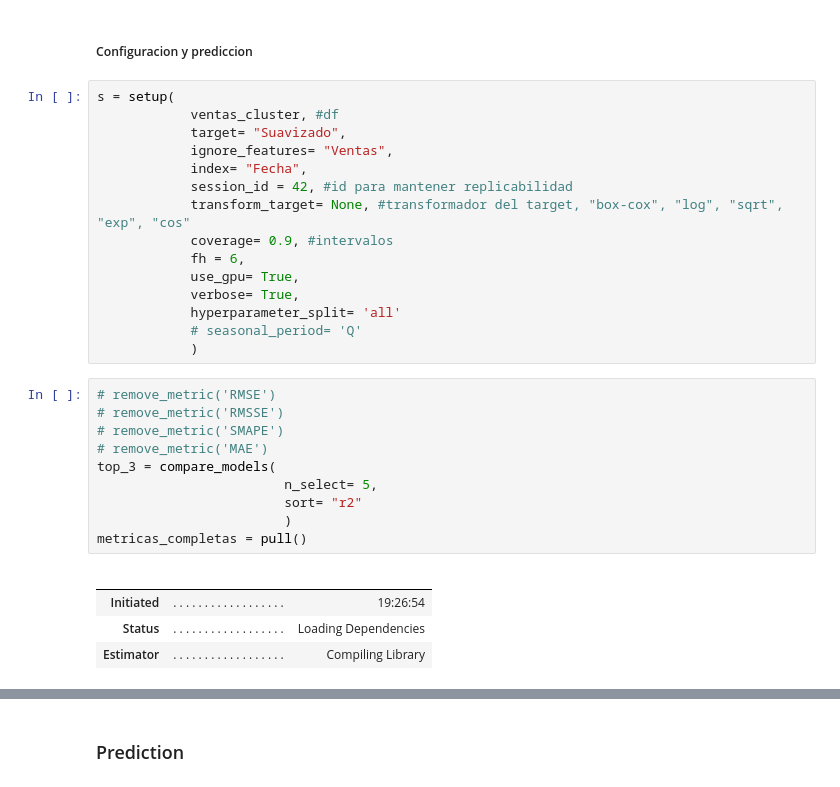
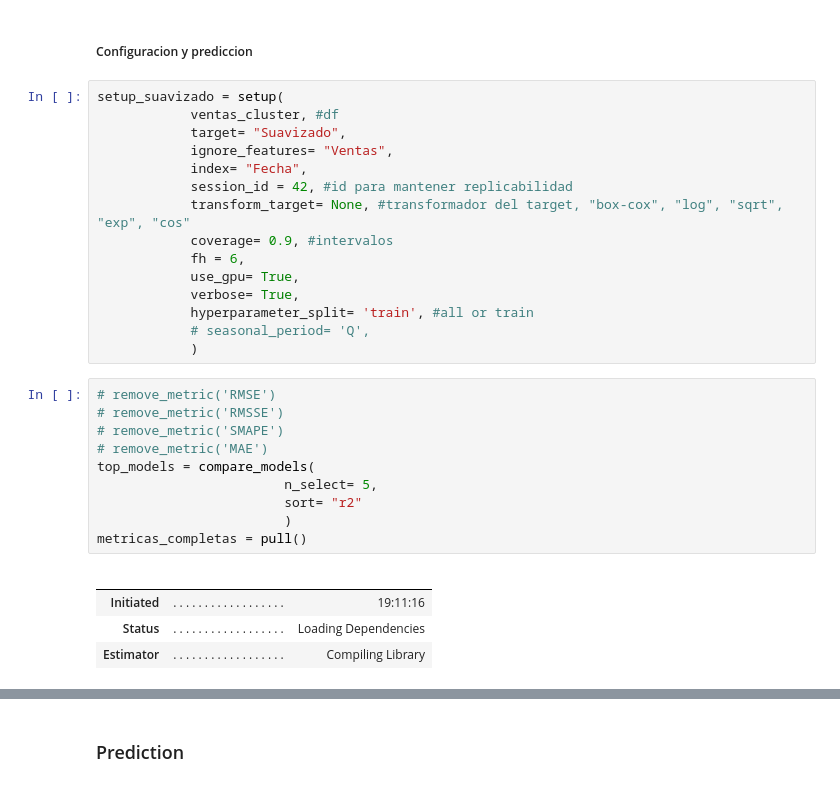
Before and after one commit to TomasCardeLo/ML-Dispapeles-TomasCaLo, a Jupyter notebook: Time series/Time series v4 pycaret.ipynb, the cells around one changed output, grey strips where cells are left out. Drawn from its saved outputs; the diff is of its cells as text.

```diff
--- a/Time series/Time series v4 pycaret.ipynb
+++ b/Time series/Time series v4 pycaret.ipynb
@@ -233,7 +234,7 @@ fig.show()
 # %% [markdown]
 ##### Configuracion y prediccion
 # %%
-s = setup(
+setup_suavizado = setup(
             ventas_cluster, #df
             target= "Suavizado",
             ignore_features= "Ventas",
@@ -244,23 +245,23 @@ s = setup(
             fh = 6,
             use_gpu= True,
             verbose= True,
-            hyperparameter_split= 'all'
-            # seasonal_period= 'Q'
+            hyperparameter_split= 'train', #all or train
+            # seasonal_period= 'Q',
             )
 # %%
 # remove_metric('RMSE')
 # remove_metric('RMSSE')
 # remove_metric('SMAPE')
 # remove_metric('MAE')
-top_3 = compare_models(
+top_models = compare_models(
                         n_select= 5,
                         sort= "r2"
                         )
 metricas_completas = pull()
 # %% [output]
 |  |  |  |
 |  |  |  |
-| Initiated | . . . . . . . . . . . . . . . . . . | 19:26:54 |
+| Initiated | . . . . . . . . . . . . . . . . . . | 19:11:16 |
 | Status | . . . . . . . . . . . . . . . . . . | Loading Dependencies |
 | Estimator | . . . . . . . . . . . . . . . . . . | Compiling Library |
 [interactive output not drawn]
```
Also changed, not shown: parts of 14 cells of this notebook, 6 other files.
